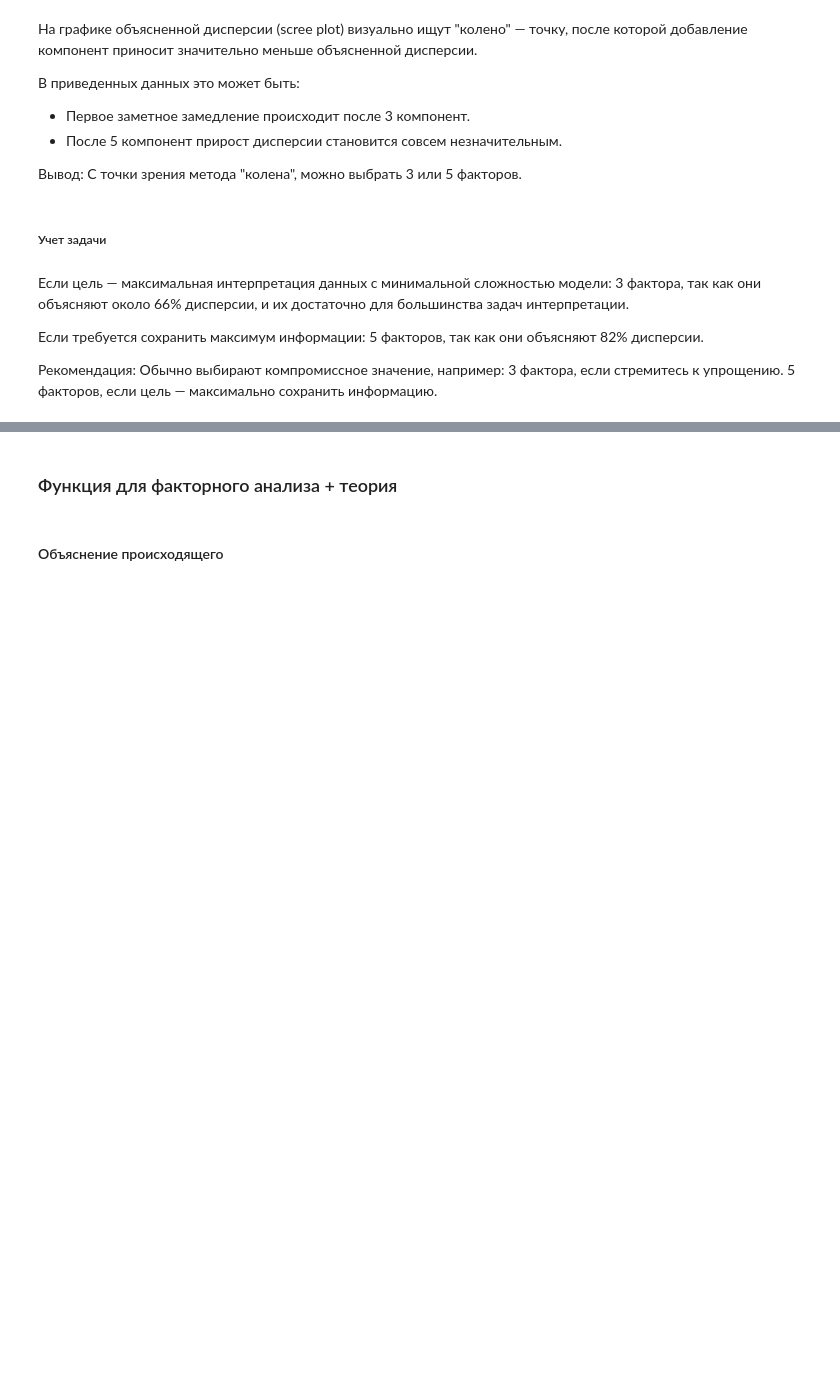
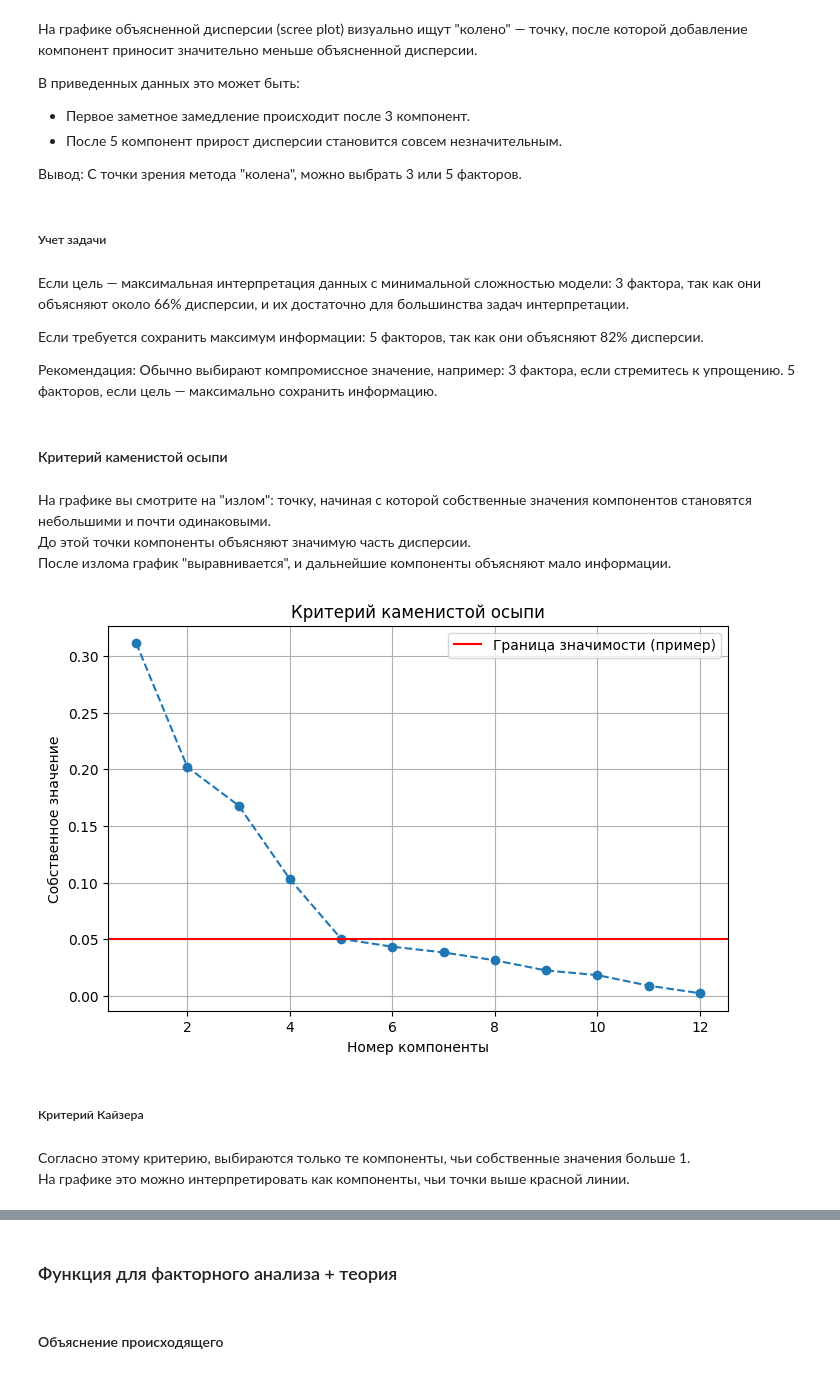
Before and after one commit to matteoxpo/DataScienceStudy, a Jupyter notebook: NSTU/DataAnalysisMethods/lab4.ipynb, the cells around one changed output, grey strips where cells are left out. Drawn from its saved outputs; the diff is of its cells as text; code cells hidden in the pictures; blank space fills up the shorter version.

```diff
--- a/NSTU/DataAnalysisMethods/lab4.ipynb
+++ b/NSTU/DataAnalysisMethods/lab4.ipynb
@@ -391,3 +392,29 @@ plt.show()
 Рекомендация: Обычно выбирают компромиссное значение, например:
 3 фактора, если стремитесь к упрощению.
 5 факторов, если цель — максимально сохранить информацию.
+# %% [markdown]
+#### Критерий каменистой осыпи
+# %% [markdown]
+На графике вы смотрите на "излом": точку, начиная с которой собственные значения компонентов становятся небольшими и почти одинаковыми.
+До этой точки компоненты объясняют значимую часть дисперсии.
+После излома график "выравнивается", и дальнейшие компоненты объясняют мало информации.
+# %%
+def plot_scree(eigenvalues):
+    plt.figure(figsize=(8, 5))
+    plt.plot(range(1, len(eigenvalues) + 1), eigenvalues, marker='o', linestyle='--')
+    plt.title('Критерий каменистой осыпи')
+    plt.xlabel('Номер компоненты')
+    plt.ylabel('Собственное значение')
+    plt.axhline(y=0.05, color='r', linestyle='-', label='Граница значимости (пример)')
+    plt.legend()
+    plt.grid()
+    plt.show()
+
+plot_scree(explained_variance)
+# %% [output]
+[figure, added]
+# %% [markdown]
+##### Критерий Кайзера
+# %% [markdown]
+Согласно этому критерию, выбираются только те компоненты, чьи собственные значения больше 1.
+На графике это можно интерпретировать как компоненты, чьи точки выше красной линии.
```
Also changed, not shown: parts of 11 cells of this notebook.
